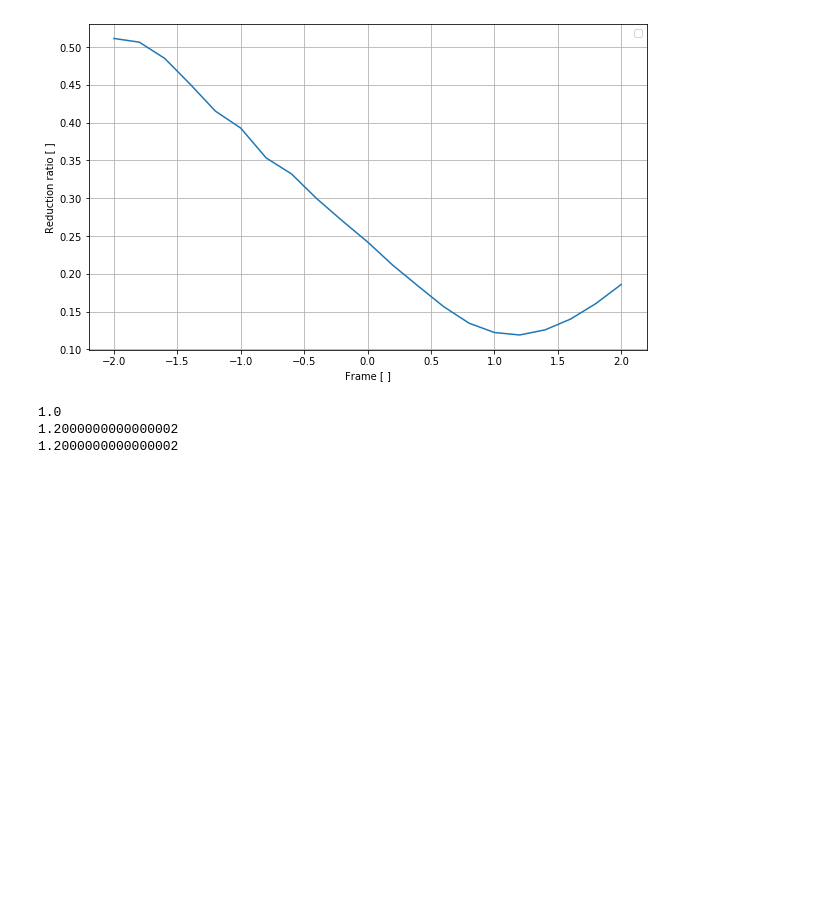
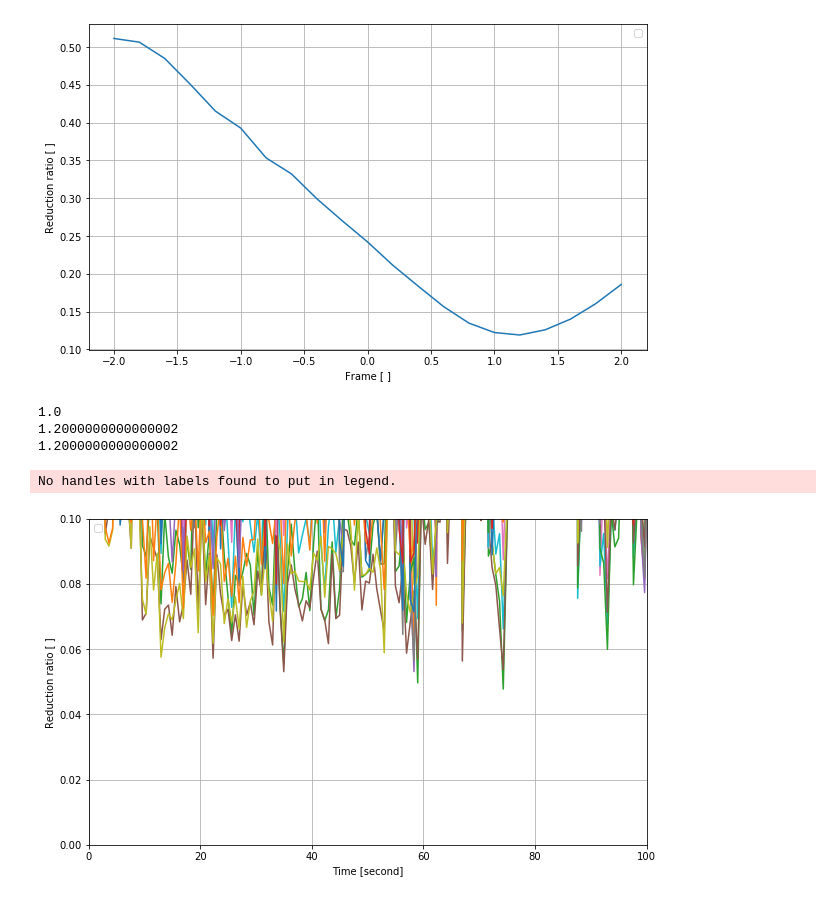
Before and after one commit to yossato/virtualGimbal, a Jupyter notebook: post_processing_software/jupyter/observe_synchronization_and_quality.ipynb, the cells around one changed output. Drawn from its saved outputs; the diff is of its cells as text; code cells hidden in the pictures; blank space fills up the shorter version.

```diff
--- a/post_processing_software/jupyter/observe_synchronization_and_quality.ipynb
+++ b/post_processing_software/jupyter/observe_synchronization_and_quality.ipynb
@@ -485,3 +485,8 @@ print(frame_offsets[np.argmin(red_ratio[:,2])]) # z軸
 1.0
 1.2000000000000002
 1.2000000000000002
+# %%
+plotRelativeA4s(datas,original_datas, sampling_rate=30.,length=20,xlim=[0,100],ylim=[0,0.1])
+# %% [output]
+No handles with labels found to put in legend.
+[figure, added]
```
